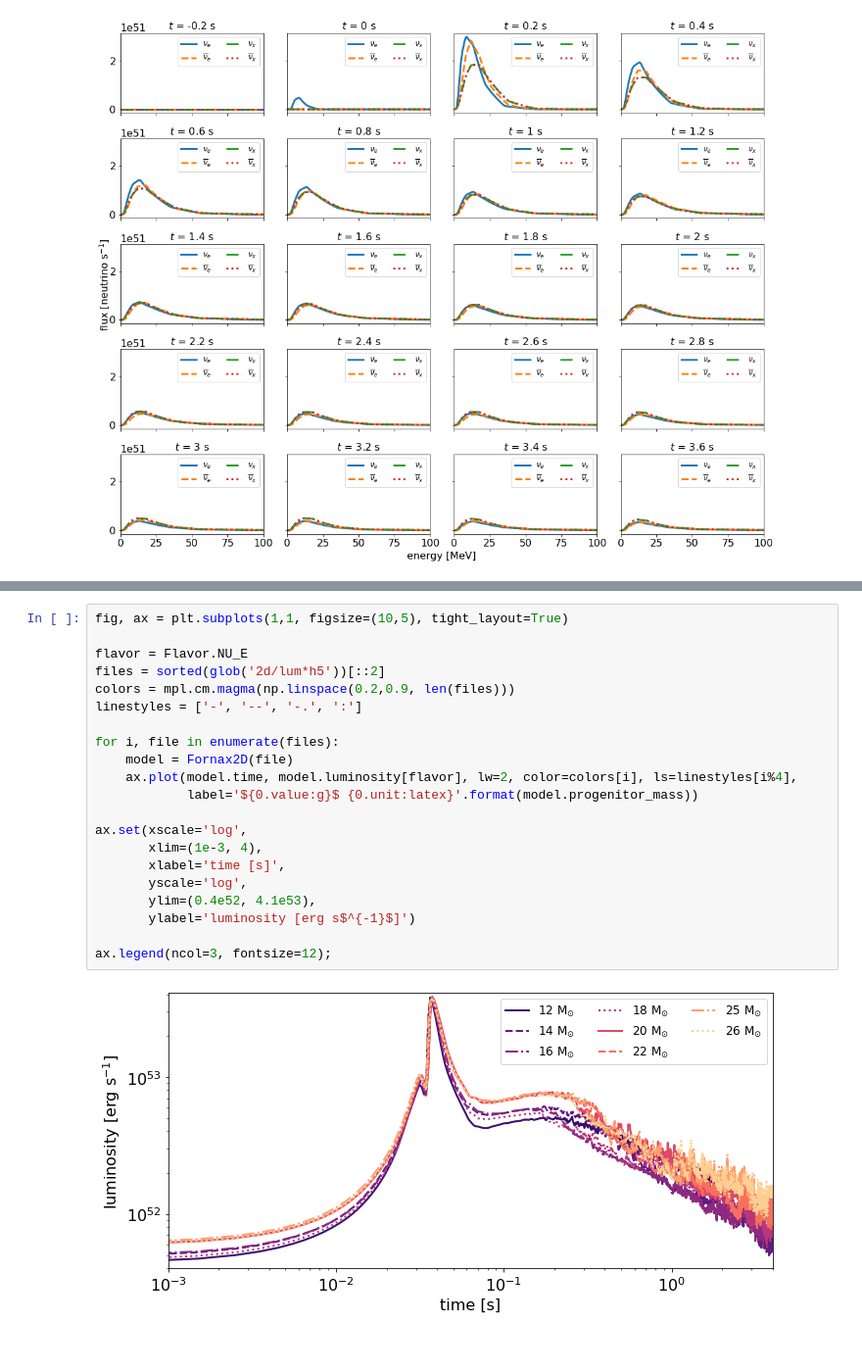
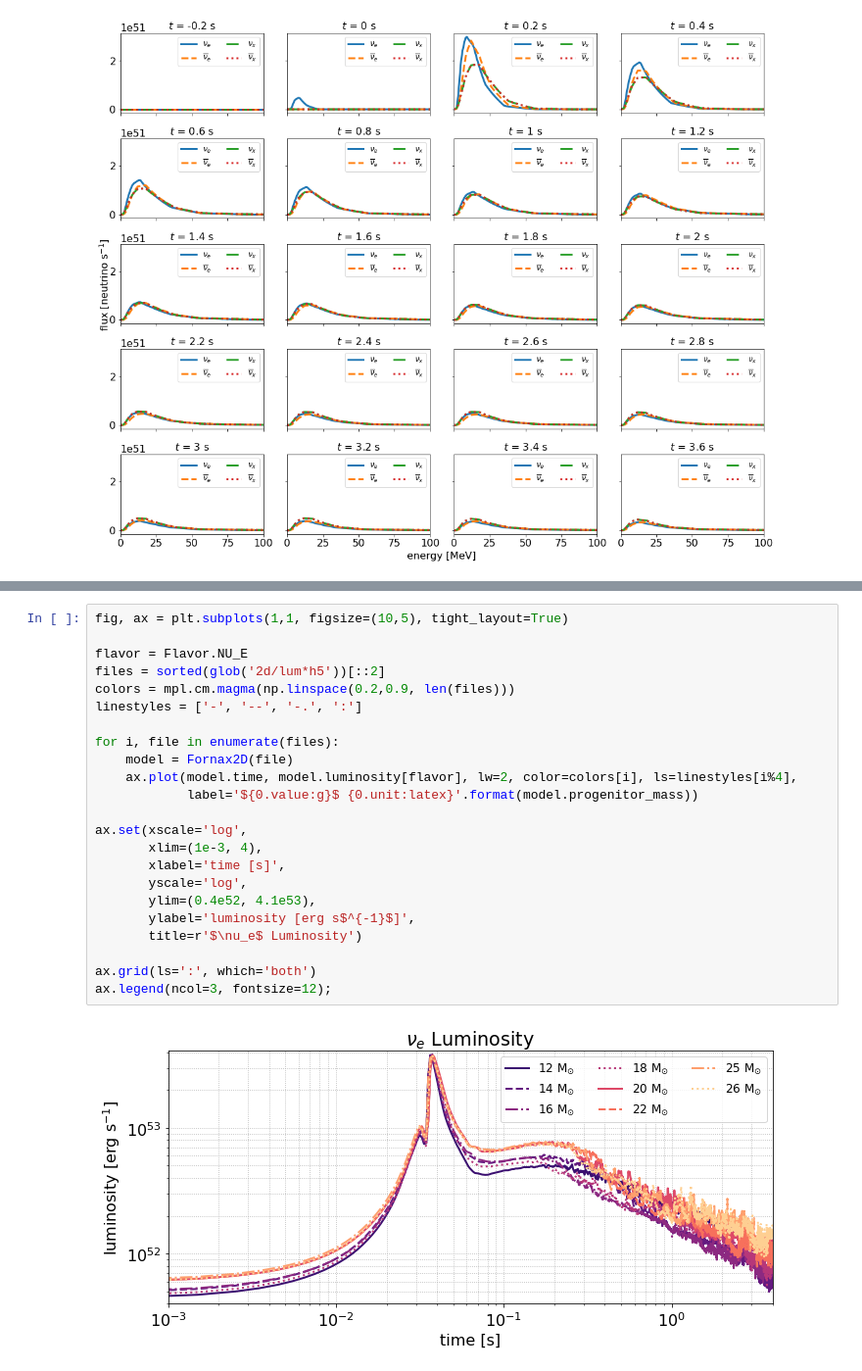
Before and after one commit to SNEWS2/snewpy, a Jupyter notebook: models/Fornax_2019/data/Fornax2D.ipynb, the cells around one changed output, grey strips where cells are left out. Shown: that part at 98% size. Drawn from its saved outputs; the diff is of its cells as text.

```diff
--- a/models/Fornax_2019/data/Fornax2D.ipynb
+++ b/models/Fornax_2019/data/Fornax2D.ipynb
@@ -185,23 +205,25 @@ fig.text(0., 0.5, 'flux [neutrino s$^{-1}$]', va='center', rotation='vertical');
 # %%
 fig, ax = plt.subplots(1,1, figsize=(10,5), tight_layout=True)
 
 flavor = Flavor.NU_E
 files = sorted(glob('2d/lum*h5'))[::2]
 colors = mpl.cm.magma(np.linspace(0.2,0.9, len(files)))
 linestyles = ['-', '--', '-.', ':']
 
 for i, file in enumerate(files):
     model = Fornax2D(file)
     ax.plot(model.time, model.luminosity[flavor], lw=2, color=colors[i], ls=linestyles[i%4],
             label='${0.value:g}$ {0.unit:latex}'.format(model.progenitor_mass))
 
 ax.set(xscale='log',
        xlim=(1e-3, 4),
        xlabel='time [s]',
        yscale='log',
        ylim=(0.4e52, 4.1e53),
-       ylabel='luminosity [erg s$^{-1}$]')
+       ylabel='luminosity [erg s$^{-1}$]',
+       title=r'$\nu_e$ Luminosity')
 
+ax.grid(ls=':', which='both')
 ax.legend(ncol=3, fontsize=12);
 # %% [output]
-[figure, old version]
+[figure, new version]
```
Also changed, not shown: parts of 9 cells of this notebook.
